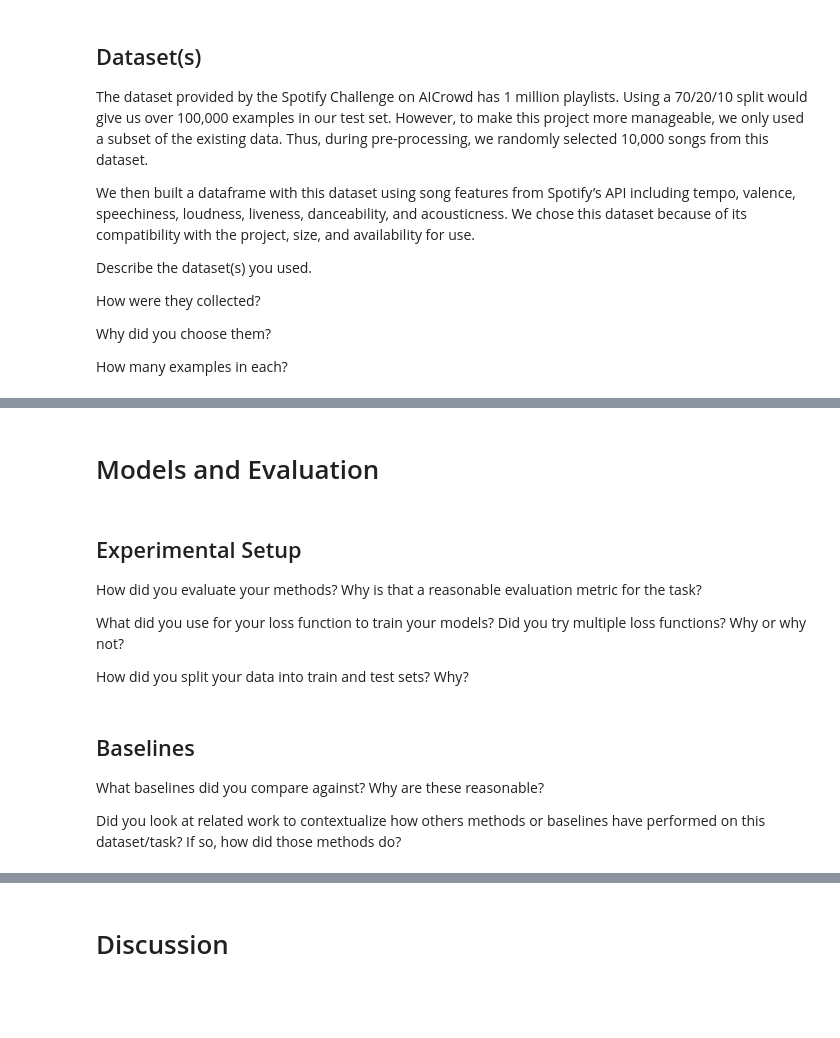
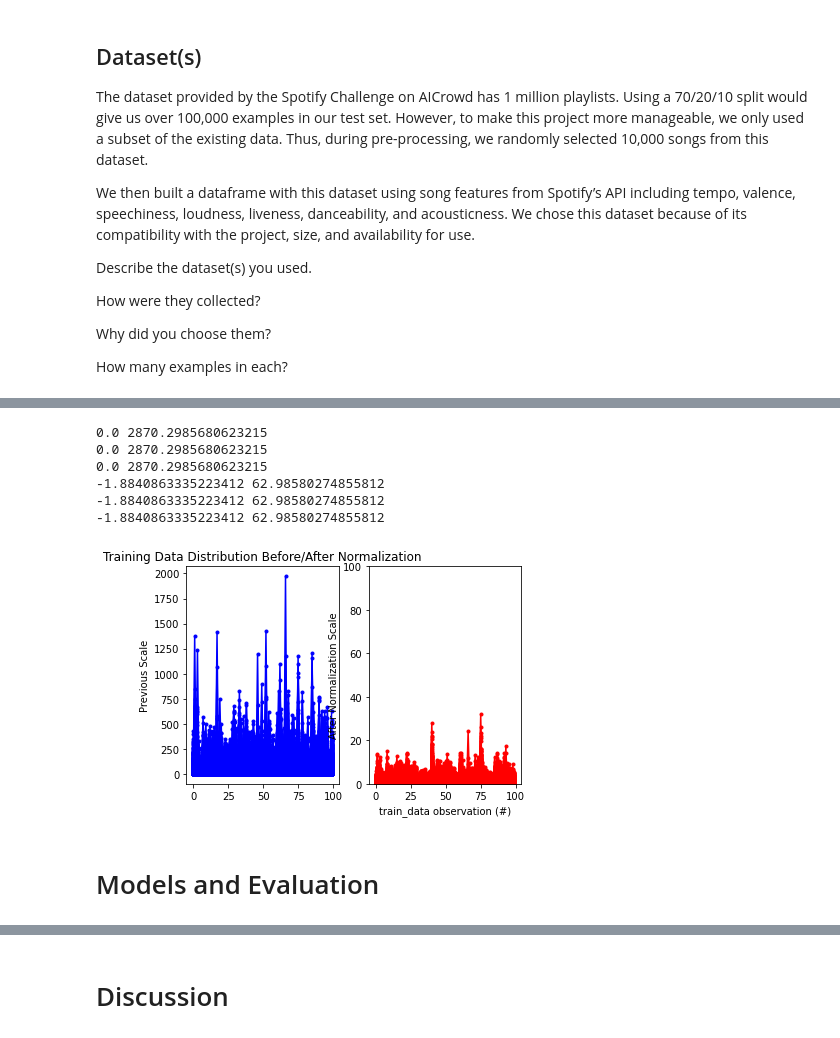
Before and after one commit to benf549/CS475-Machine-Learning-Final-Project, a Jupyter notebook: writeup.ipynb, the cells around one changed output, grey strips where cells are left out. Drawn from its saved outputs; the diff is of its cells as text; code cells hidden in the pictures; blank space fills up the shorter version.

Commit message:
data upload finish writeup

```diff
--- a/writeup.ipynb
+++ b/writeup.ipynb
@@ -67,3 +67,22 @@ import pandas as pd
 import numpy as np
 import matplotlib.pyplot as plt
 import torch.nn.functional as F
+# %%
+if "dense_mtx.npy" in os.listdir():
+    dense_mtx = np.load("dense_mtx.npy")
+else:
+    file_list = [x for x in os.listdir("./temp") if ".npy" in x]
+    file_list.sort(key=lambda x : int(x.split("_")[2]))
+
+    dense_mtx = np.zeros((22359, 10000))
+
+    for idx, chunk in enumerate(file_list):
+        chunk_offset = int(chunk.split("_")[2])
+        mtx = np.load(f"./temp/{chunk}")
+        if idx == len(file_list) - 1:
+            num_elem = 59
+        else:
+            num_elem = 100
+        dense_mtx[chunk_offset:chunk_offset+num_elem] = mtx
+
+    np.save("dense_mtx.npy", dense_mtx)
@@ -118,13 +215,44 @@ Are your features continuous or categorical? How do you treat these features dif
+# %%
+# For those same examples above, what do they look like after being pre-processed?
+
+# Before
+print(np.min(train_data_unorm), np.max(train_data_unorm))
+print(np.min(train_data_unorm), np.max(train_data_unorm))
+print(np.min(train_data_unorm), np.max(train_data_unorm))
+
+# After
+print(np.min(train_data), np.max(train_data))
+print(np.min(train_data), np.max(train_data))
+print(np.min(train_data), np.max(train_data))
+# %% [output]
+0.0 2870.2985680623215
+0.0 2870.2985680623215
+0.0 2870.2985680623215
+-1.8840863335223412 62.98580274855812
+-1.8840863335223412 62.98580274855812
+-1.8840863335223412 62.98580274855812
 # %%
 # Visualize the distribution of your data before and after pre-processing.
 #   You may borrow from how we visualized data in the Lab homeworks.
+
+x = range(100)
+before = train_data_unorm[:100]
+after = train_data[:100]
+
+plt.subplot(1, 2, 1)
+plt.plot(x, before, 'b.-')
+plt.title('Training Data Distribution Before/After Normalization')
+plt.ylabel('Previous Scale')
+
+
+plt.subplot(1, 2, 2)
+plt.plot(x, after, 'r.-')
+plt.xlabel('train_data observation (#)')
+plt.ylabel('After Normalization Scale')
+plt.ylim((0, 100))
+
+plt.show()
+# %% [output]
+[figure, added]
 # %% [markdown]
 # Models and Evaluation
-# %% [markdown]
-## Experimental Setup
-
-How did you evaluate your methods? Why is that a reasonable evaluation metric for the task?
-
-What did you use for your loss function to train your models? Did you try multiple loss functions? Why or why not?
-
-How did you split your data into train and test sets? Why?
@@ -133,6 +258,0 @@ How did you split your data into train and test sets? Why?
-# %% [markdown]
-## Baselines
-
-What baselines did you compare against? Why are these reasonable?
-
-Did you look at related work to contextualize how others methods or baselines have performed on this dataset/task? If so, how did those methods do?
```
Also changed, not shown: parts of 30 cells of this notebook, 16 other files.
